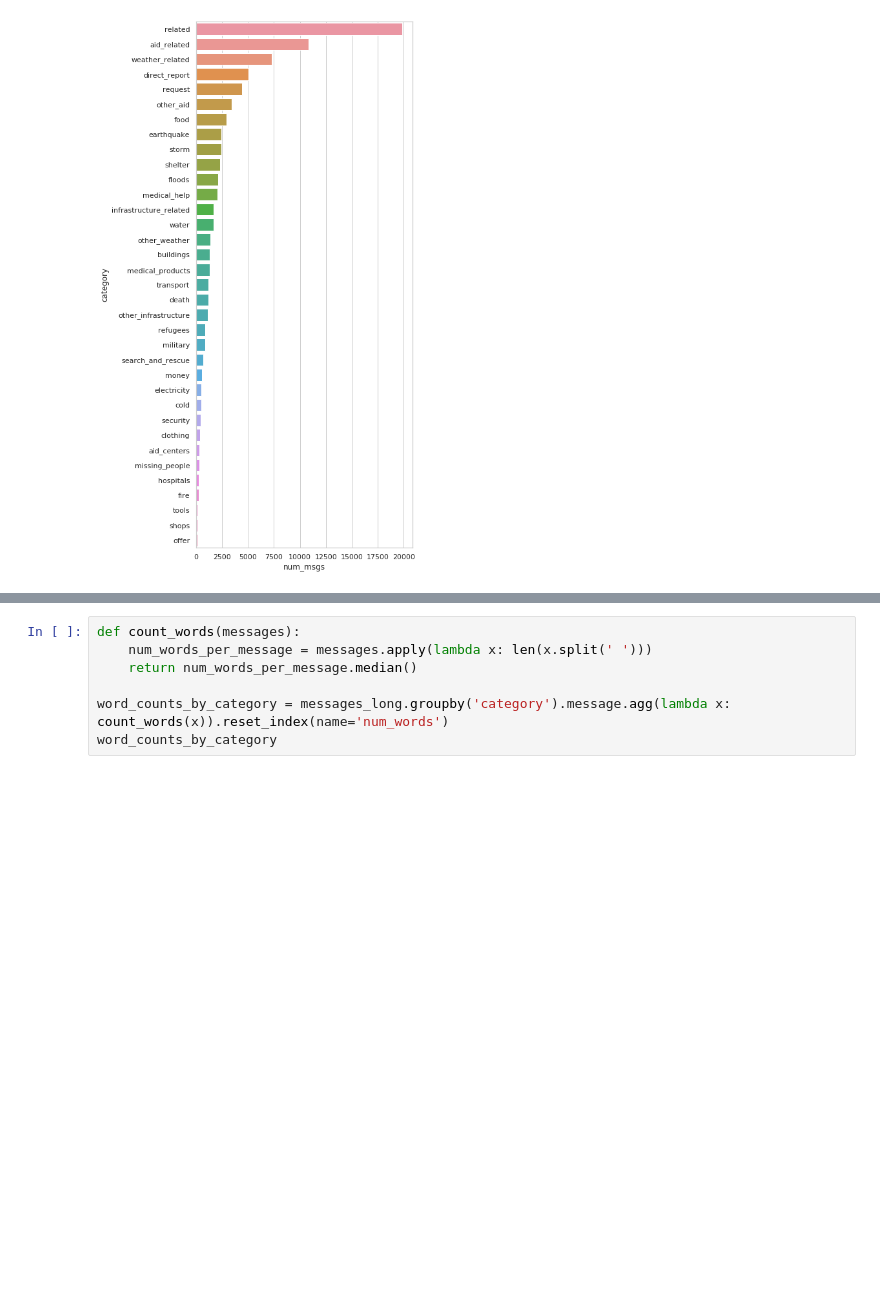
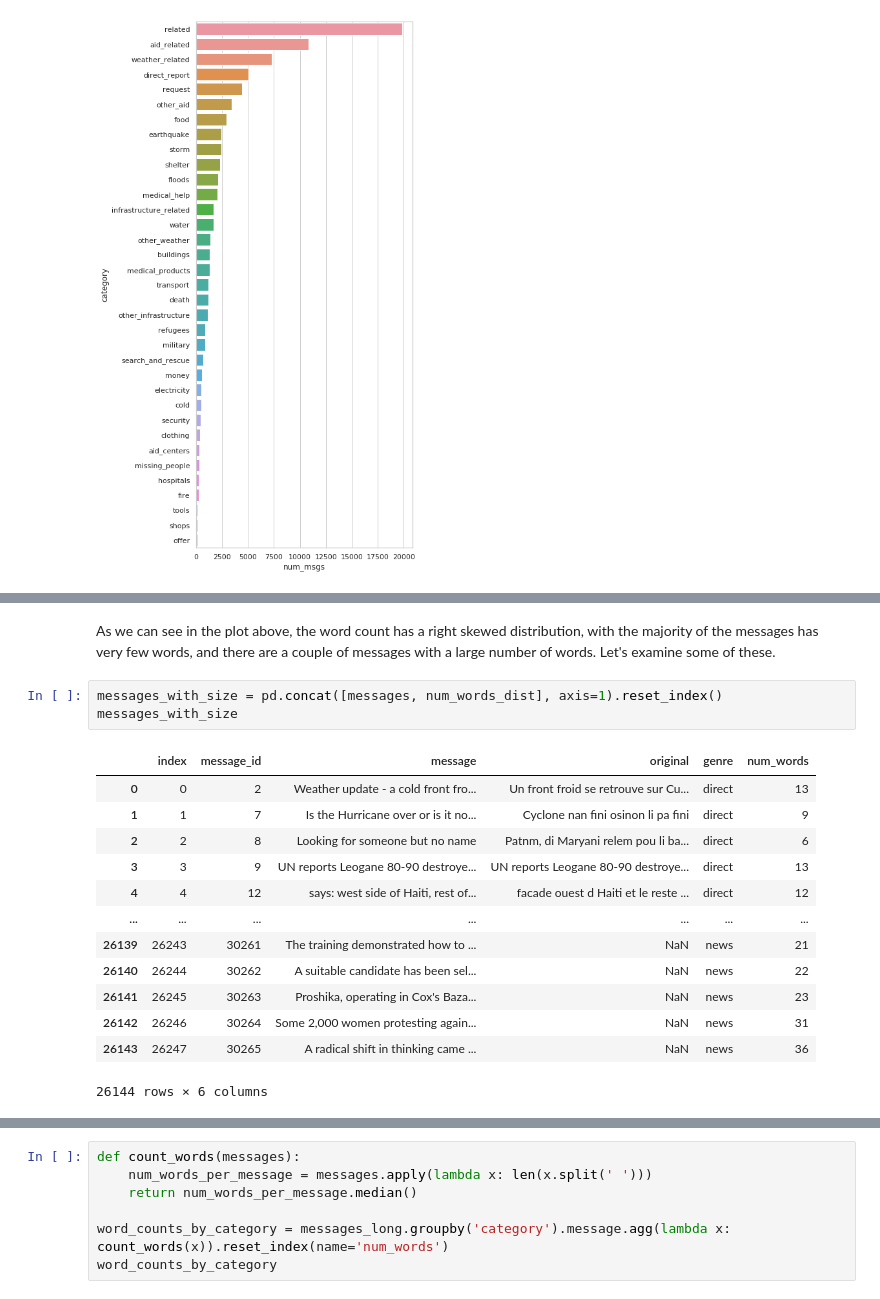
Before and after one commit to tarcisobraz/disaster-message-clf, a Jupyter notebook: data/ETL Pipeline Preparation.ipynb, the cells around one changed output, grey strips where cells are left out. Drawn from its saved outputs; the diff is of its cells as text; blank space fills up the shorter version.

```diff
--- a/data/ETL Pipeline Preparation.ipynb
+++ b/data/ETL Pipeline Preparation.ipynb
@@ -348,0 +377,19 @@ sns.barplot(x="num_msgs", y="category", data=num_msgs_per_cat);
+# %% [markdown]
+As we can see in the plot above, the word count has a right skewed distribution, with the majority of the messages has very few words, and there are a couple of messages with a large number of words. Let's examine some of these.
+# %%
+messages_with_size = pd.concat([messages, num_words_dist], axis=1).reset_index()
+messages_with_size
+# %% [output]
+|  | index | message_id | message | original | genre | num_words |
+| 0 | 0 | 2 | Weather update - a cold front fro... | Un front froid se retrouve sur Cu... | direct | 13 |
+| 1 | 1 | 7 | Is the Hurricane over or is it no... | Cyclone nan fini osinon li pa fini | direct | 9 |
+| 2 | 2 | 8 | Looking for someone but no name | Patnm, di Maryani relem pou li ba... | direct | 6 |
+| 3 | 3 | 9 | UN reports Leogane 80-90 destroye... | UN reports Leogane 80-90 destroye... | direct | 13 |
+| 4 | 4 | 12 | says: west side of Haiti, rest of... | facade ouest d Haiti et le reste ... | direct | 12 |
+| ... | ... | ... | ... | ... | ... | ... |
+| 26139 | 26243 | 30261 | The training demonstrated how to ... | NaN | news | 21 |
+| 26140 | 26244 | 30262 | A suitable candidate has been sel... | NaN | news | 22 |
+| 26141 | 26245 | 30263 | Proshika, operating in Cox's Baza... | NaN | news | 23 |
+| 26142 | 26246 | 30264 | Some 2,000 women protesting again... | NaN | news | 31 |
+| 26143 | 26247 | 30265 | A radical shift in thinking came ... | NaN | news | 36 |
+26144 rows × 6 columns
```
Also changed, not shown: parts of 11 cells of this notebook.
